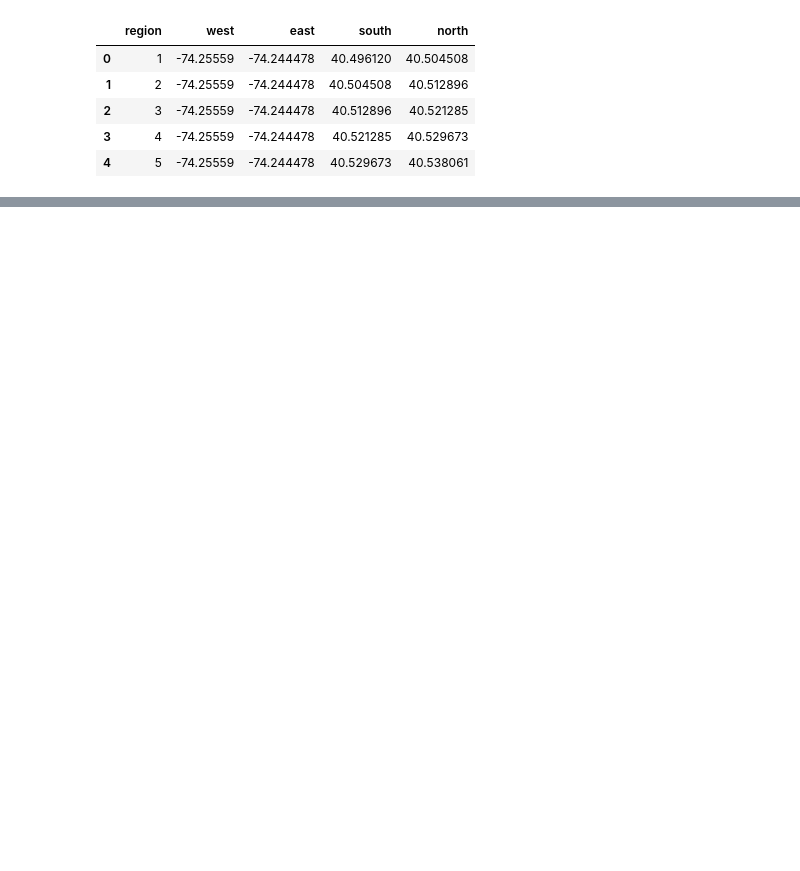
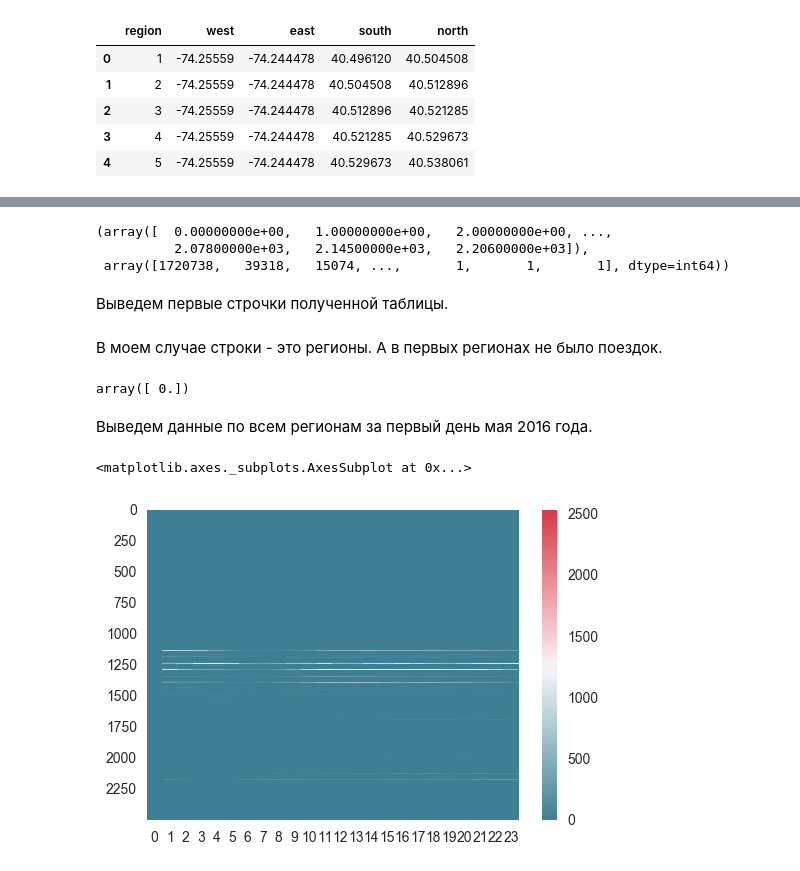
Before and after one commit to kazakovantony/coursera-ml, a Jupyter notebook: tasks/projects/time_series_taxi_trip_predict/first_week.ipynb, the cells around one changed output, grey strips where cells are left out. Cells and saved outputs as stored; diff of their text form; code cells hidden in the pictures; blank space fills up the shorter version.

Commit message:
project data agregation

```diff
--- a/tasks/projects/time_series_taxi_trip_predict/first_week.ipynb
+++ b/tasks/projects/time_series_taxi_trip_predict/first_week.ipynb
@@ -66,0 +212,3 @@ AttributeError: 'DataFrame' object has no attribute 'region'
+# %%
+data['timestamp'] = data.pickup_datetime.apply(lambda x: x.value)
+data.head()
@@ -66,0 +242,5 @@ AttributeError: 'DataFrame' object has no attribute 'region'
+# %%
+times = np.sort(data.timestamp.unique())
+times = np.hstack((times, times[-1]+14620608000))
+# %%
+times = np.hstack((times[0]-3600000000000,times))
@@ -67,3 +251,6 @@ AttributeError: 'DataFrame' object has no attribute 'region'
 # %%
 agg_data = sts.binned_statistic_2d(data.region, data.timestamp, None, 'count',
                                    bins=[np.arange(1, 2502), times])
+# %%
+agg_data1 = sts.binned_statistic_2d(data.region, data.timestamp, data.passenger_count, 'sum',
+                                   bins=[np.arange(1, 2502), times])
@@ -69,0 +261,22 @@ agg_data = sts.binned_statistic_2d(data.region, data.timestamp, None, 'count',
+# %%
+np.unique(agg_data.statistic.ravel(), return_counts=True)
+# %% [output]
+(array([  0.00000000e+00,   1.00000000e+00,   2.00000000e+00, ...,
+          2.07800000e+03,   2.14500000e+03,   2.20600000e+03]),
+ array([1720738,   39318,   15074, ...,       1,       1,       1], dtype=int64))
+# %% [markdown]
+Выведем первые строчки полученной таблицы.
+# %% [markdown]
+В моем случае строки - это регионы. А в первых регионах не было поездок.
+# %%
+np.unique(agg_data.statistic[:10,:])
+# %% [output]
+array([ 0.])
+# %% [markdown]
+Выведем данные по всем регионам за первый день мая 2016 года.
+# %%
+cmap = sns.diverging_palette(220, 10, as_cmap=True)
+sns.heatmap(agg_data1.statistic[:,:24], cmap=cmap, yticklabels=250)
+# %% [output]
+<matplotlib.axes._subplots.AxesSubplot at 0x...>
+[figure, added]
```
Also changed, not shown: parts of 55 cells of this notebook, 2 other files.
